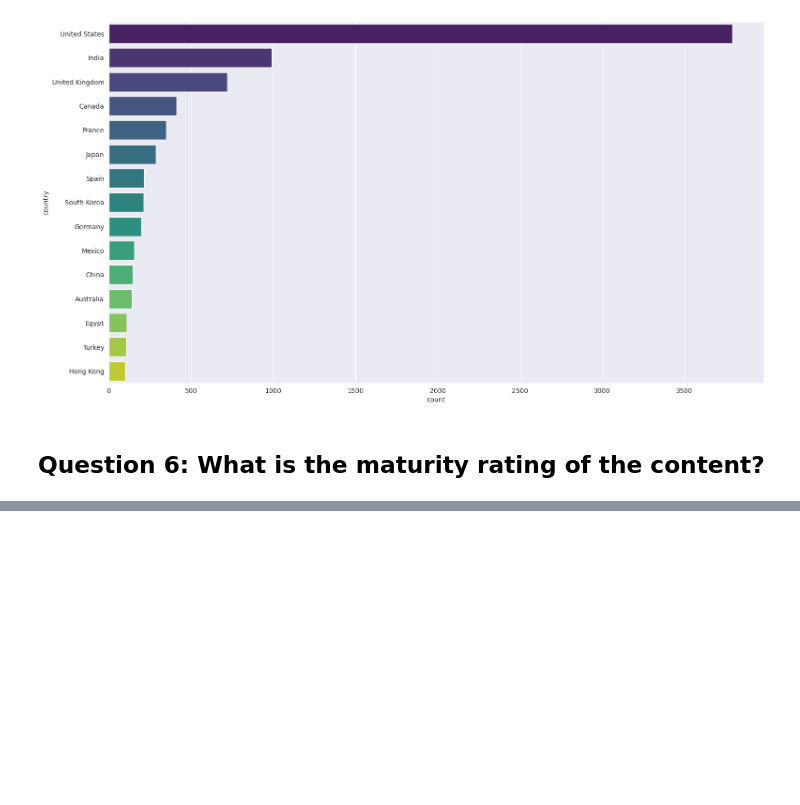
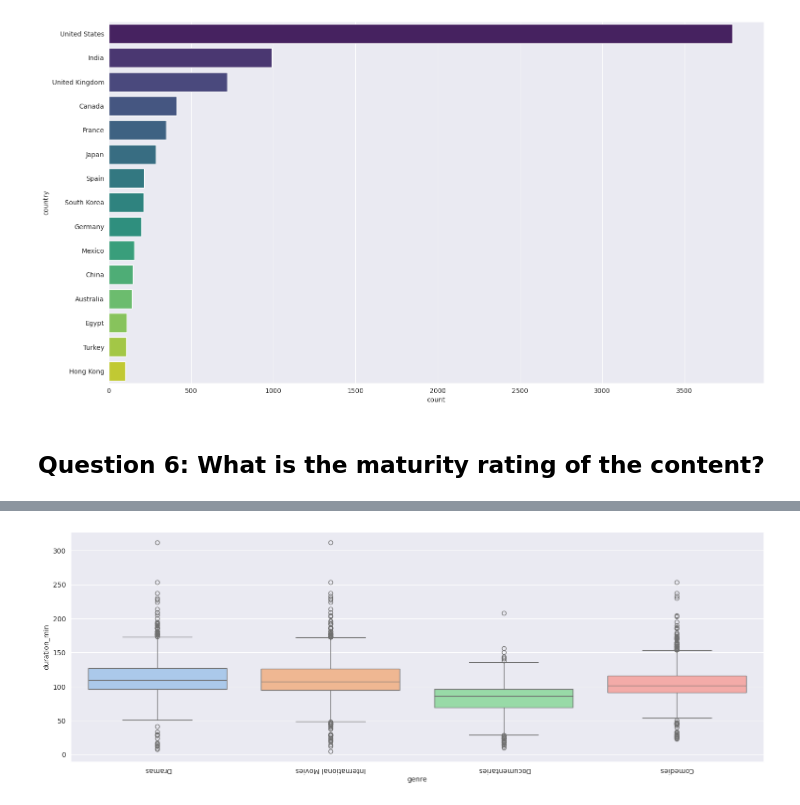
Before and after one commit to Yashtiii/Netflix-Content-Strategy, a Jupyter notebook: Netflix's_content_strategy.ipynb, the cells around one changed output, grey strips where cells are left out. Saved outputs shown, nothing was run; the diff lists cells and outputs as text; code cells hidden in the pictures; blank space fills up the shorter version.

```diff
--- a/Netflix's_content_strategy.ipynb
+++ b/Netflix's_content_strategy.ipynb
@@ -729,0 +746,9 @@ plt.show()
+# %%
+genres_movies["duration_min"] = genres_movies['duration'].str.replace(" min", '').astype(int)
+
+plt.figure(figsize=(18,6))
+sns.boxplot(data=genres_movies, x='genre', y='duration_min', palette='pastel', hue='genre', legend=False)
+plt.xticks(rotation=180)
+plt.show()
+# %% [output]
+[figure, added]
```
Also changed, not shown: parts of 20 cells of this notebook.
